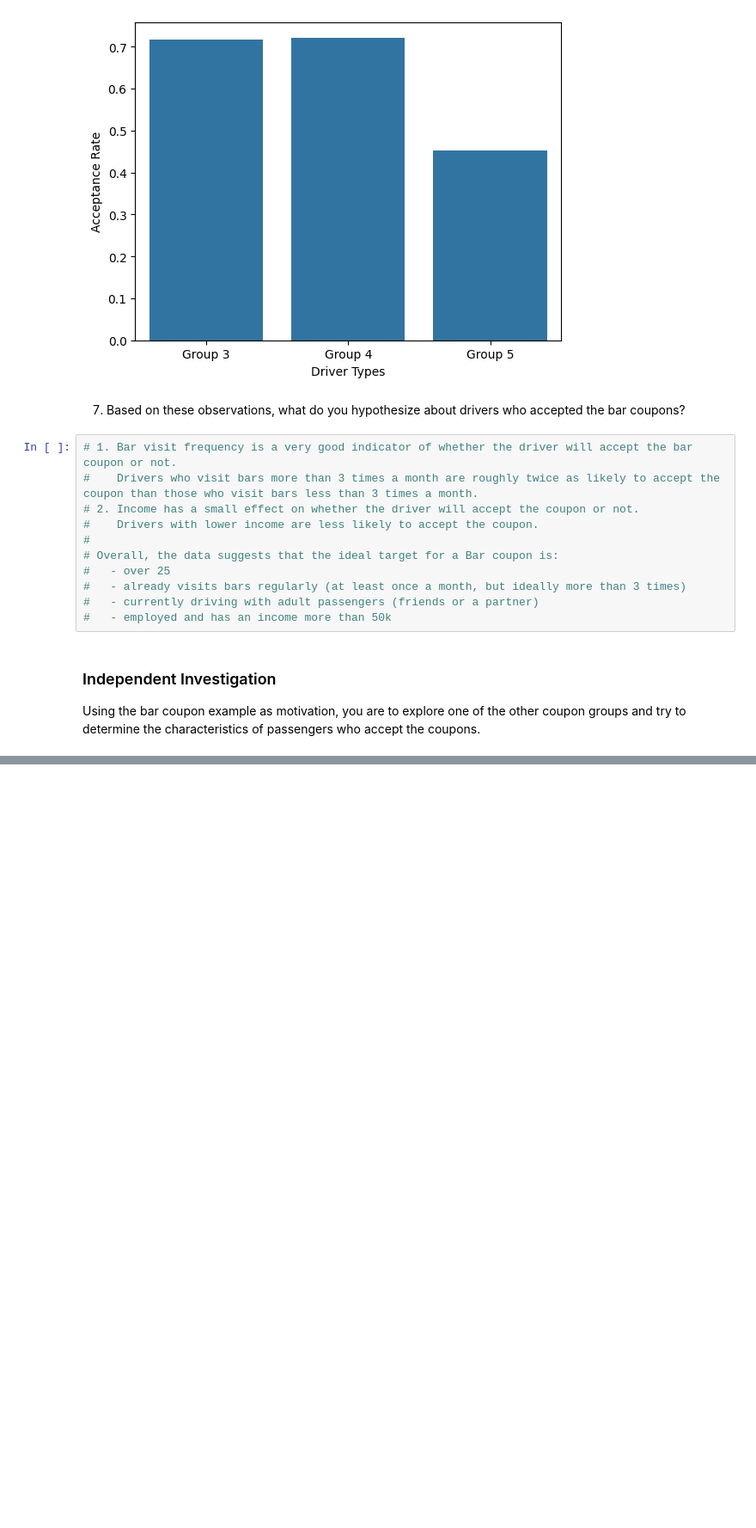
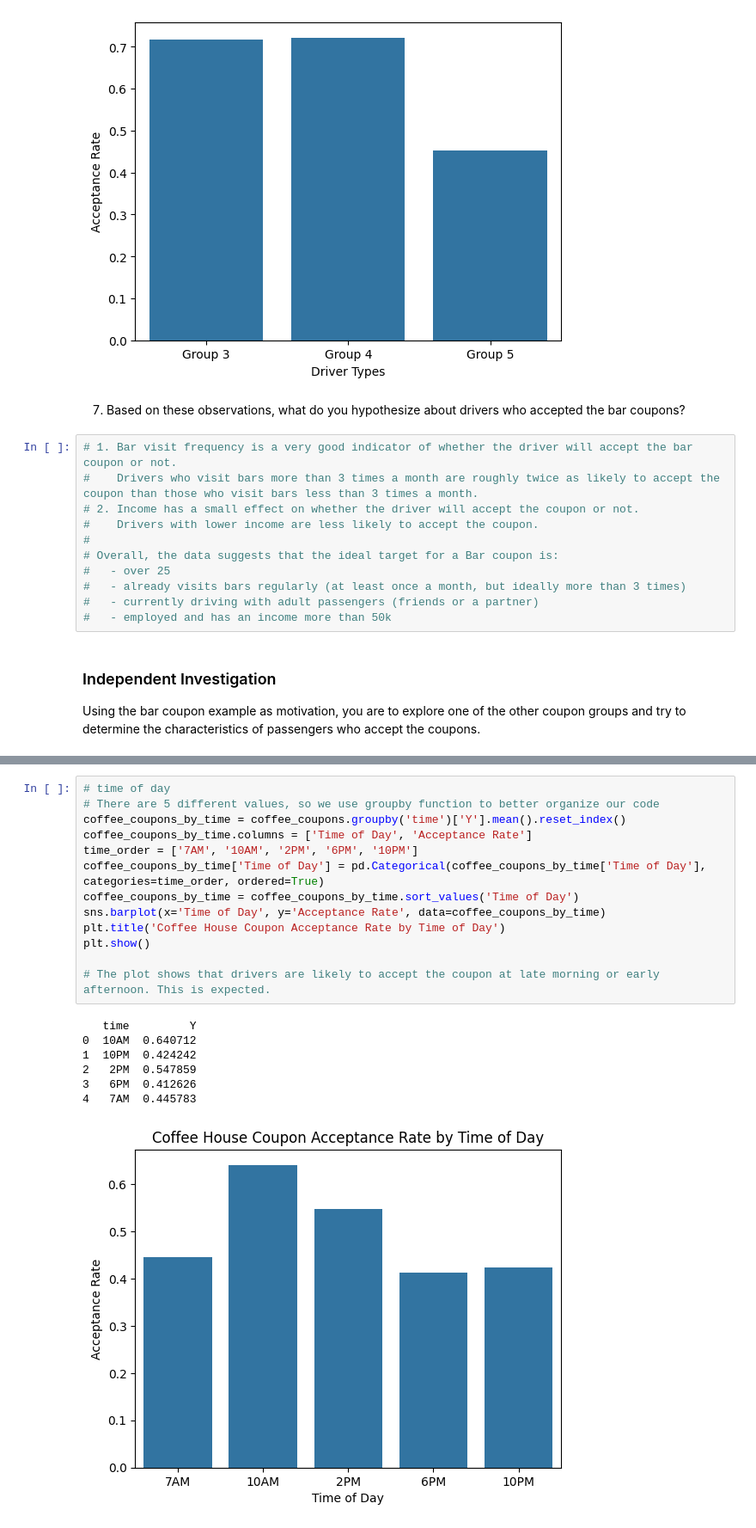
Before and after one commit to weirui828/coupons4drivers, a Jupyter notebook: coupon_analysis.ipynb, the cells around one changed output, grey strips where cells are left out. Shown at 86% size. Cells and saved outputs as stored; diff of their text form; blank space fills up the shorter version.

```diff
--- a/coupon_analysis.ipynb
+++ b/coupon_analysis.ipynb
@@ -481,0 +549,21 @@ Using the bar coupon example as motivation, you are to explore one of the other
+# %%
+# time of day
+# There are 5 different values, so we use groupby function to better organize our code
+coffee_coupons_by_time = coffee_coupons.groupby('time')['Y'].mean().reset_index()
+coffee_coupons_by_time.columns = ['Time of Day', 'Acceptance Rate']
+time_order = ['7AM', '10AM', '2PM', '6PM', '10PM']
+coffee_coupons_by_time['Time of Day'] = pd.Categorical(coffee_coupons_by_time['Time of Day'], categories=time_order, ordered=True)
+coffee_coupons_by_time = coffee_coupons_by_time.sort_values('Time of Day')
+sns.barplot(x='Time of Day', y='Acceptance Rate', data=coffee_coupons_by_time)
+plt.title('Coffee House Coupon Acceptance Rate by Time of Day')
+plt.show()
+
+# The plot shows that drivers are likely to accept the coupon at late morning or early afternoon. This is expected.
+# %% [output]
+   time         Y
+0  10AM  0.640712
+1  10PM  0.424242
+2   2PM  0.547859
+3   6PM  0.412626
+4   7AM  0.445783
+[figure, added]
```
Also changed, not shown: parts of 7 cells of this notebook.
